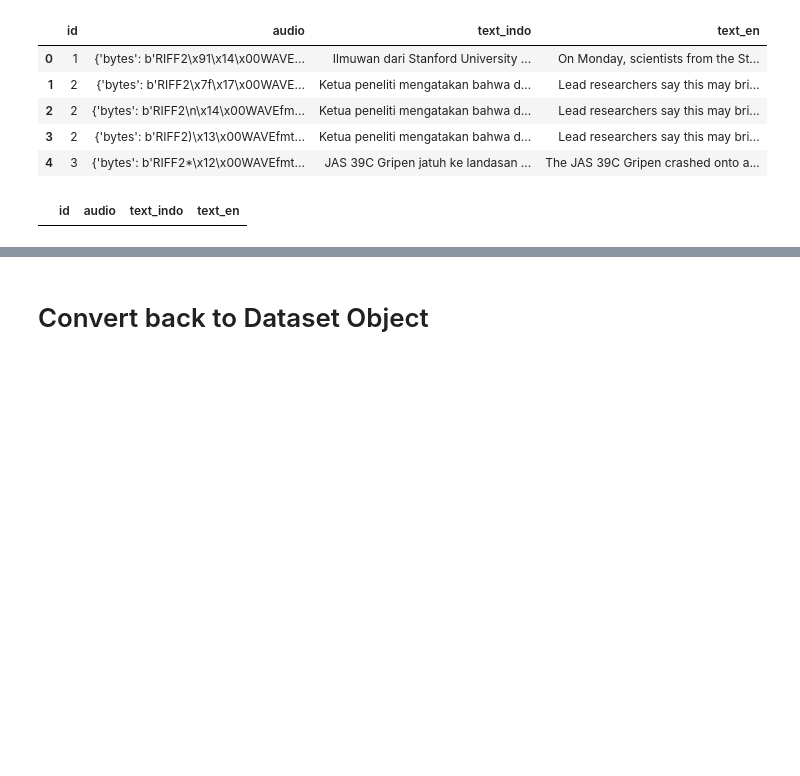
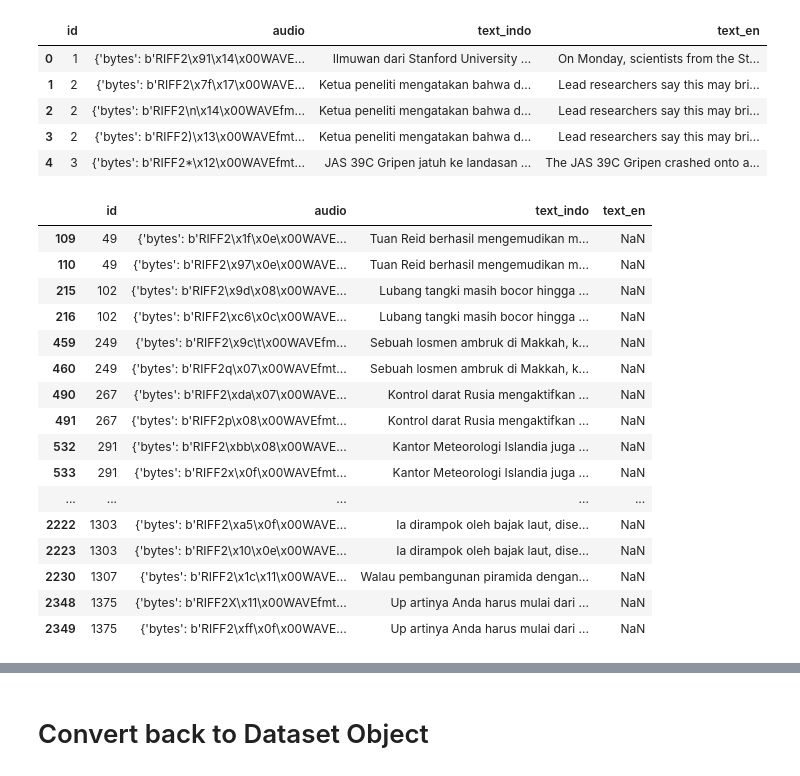
Before and after one commit to cobrayyxx/speech-translation-process, a Jupyter notebook: fleurs.ipynb, the cells around one changed output, grey strips where cells are left out. Saved outputs shown, nothing was run; the diff lists cells and outputs as text; code cells hidden in the pictures; blank space fills up the shorter version.

```diff
--- a/fleurs.ipynb
+++ b/fleurs.ipynb
@@ -172,6 +172,22 @@ df_merge.head()
 | 4 | 3 | {'bytes': b'RIFF2*\x12\x00WAVEfmt... | JAS 39C Gripen jatuh ke landasan ... | The JAS 39C Gripen crashed onto a... |
 # %%
 # check whether there's a "None" value
-df_merge[(df_merge["text_indo"] == None) | (df_merge["text_en"] == None)]
+df_merge[(df_merge["text_indo"].isnull()) | (df_merge["text_en"].isnull()) | (df_merge["audio"].isnull())]
 # %% [output]
 |  | id | audio | text_indo | text_en |
+| 109 | 49 | {'bytes': b'RIFF2\x1f\x0e\x00WAVE... | Tuan Reid berhasil mengemudikan m... | NaN |
+| 110 | 49 | {'bytes': b'RIFF2\x97\x0e\x00WAVE... | Tuan Reid berhasil mengemudikan m... | NaN |
+| 215 | 102 | {'bytes': b'RIFF2\x9d\x08\x00WAVE... | Lubang tangki masih bocor hingga ... | NaN |
+| 216 | 102 | {'bytes': b'RIFF2\xc6\x0c\x00WAVE... | Lubang tangki masih bocor hingga ... | NaN |
+| 459 | 249 | {'bytes': b'RIFF2\x9c\t\x00WAVEfm... | Sebuah losmen ambruk di Makkah, k... | NaN |
+| 460 | 249 | {'bytes': b'RIFF2q\x07\x00WAVEfmt... | Sebuah losmen ambruk di Makkah, k... | NaN |
+| 490 | 267 | {'bytes': b'RIFF2\xda\x07\x00WAVE... | Kontrol darat Rusia mengaktifkan ... | NaN |
+| 491 | 267 | {'bytes': b'RIFF2p\x08\x00WAVEfmt... | Kontrol darat Rusia mengaktifkan ... | NaN |
+| 532 | 291 | {'bytes': b'RIFF2\xbb\x08\x00WAVE... | Kantor Meteorologi Islandia juga ... | NaN |
+| 533 | 291 | {'bytes': b'RIFF2x\x0f\x00WAVEfmt... | Kantor Meteorologi Islandia juga ... | NaN |
+| ... | ... | ... | ... | ... |
+| 2222 | 1303 | {'bytes': b'RIFF2\xa5\x0f\x00WAVE... | Ia dirampok oleh bajak laut, dise... | NaN |
+| 2223 | 1303 | {'bytes': b'RIFF2\x10\x0e\x00WAVE... | Ia dirampok oleh bajak laut, dise... | NaN |
+| 2230 | 1307 | {'bytes': b'RIFF2\x1c\x11\x00WAVE... | Walau pembangunan piramida dengan... | NaN |
+| 2348 | 1375 | {'bytes': b'RIFF2X\x11\x00WAVEfmt... | Up artinya Anda harus mulai dari ... | NaN |
+| 2349 | 1375 | {'bytes': b'RIFF2\xff\x0f\x00WAVE... | Up artinya Anda harus mulai dari ... | NaN |
```
Also changed, not shown: parts of 14 cells of this notebook, 1 other file.
